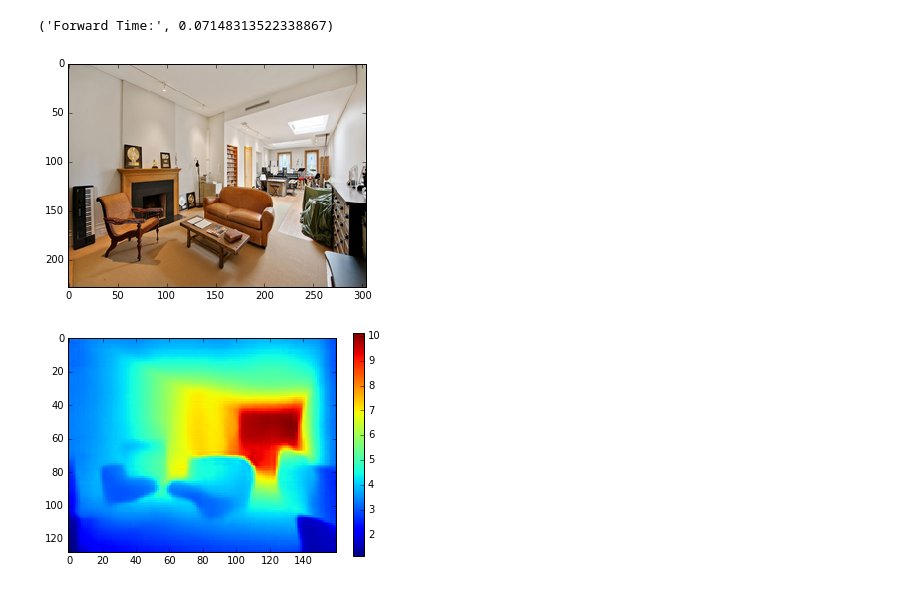
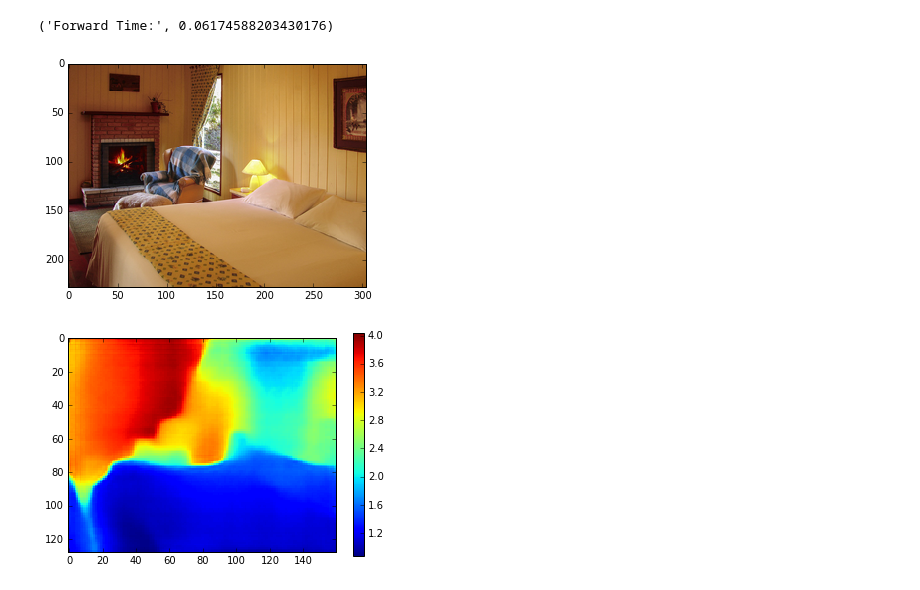
Before and after one commit to irolaina/FCRN-DepthPrediction, a Jupyter notebook: tensorflow/predict_notebook.ipynb, the cells around one changed output. Cells and saved outputs as stored; diff of their text form; code cells hidden in the pictures.

```diff
--- a/tensorflow/predict_notebook.ipynb
+++ b/tensorflow/predict_notebook.ipynb
@@ -23,7 +23,7 @@ net = models.ResNet50UpProj({'data': input_node}, batch_size)
 
 sess = tf.Session()
 # %%
-net.load("/home/ubuntu/github/FCRN-DepthPrediction/tensorflow/NYU_ResNet-UpProj.npy", sess)
+net.load("NYU_ResNet-UpProj.npy", sess)
 
 uninitialized_vars = []
 for var in tf.global_variables():
@@ -65,6 +59,6 @@ process_img("Important-Things-to-Remember-in-House-Staging.jpg")
 # %%
-process_img("recording_studio_home_a_l.jpg")
+process_img("images/room-1706801_1280.jpg")
 # %% [output]
-('Forward Time:', 0.07148313522338867)
+('Forward Time:', 0.06174588203430176)
-[figure, old version]
+[figure, new version]
-[figure, old version]
+[figure, new version]
```
Also changed, not shown: parts of 7 cells of this notebook.
